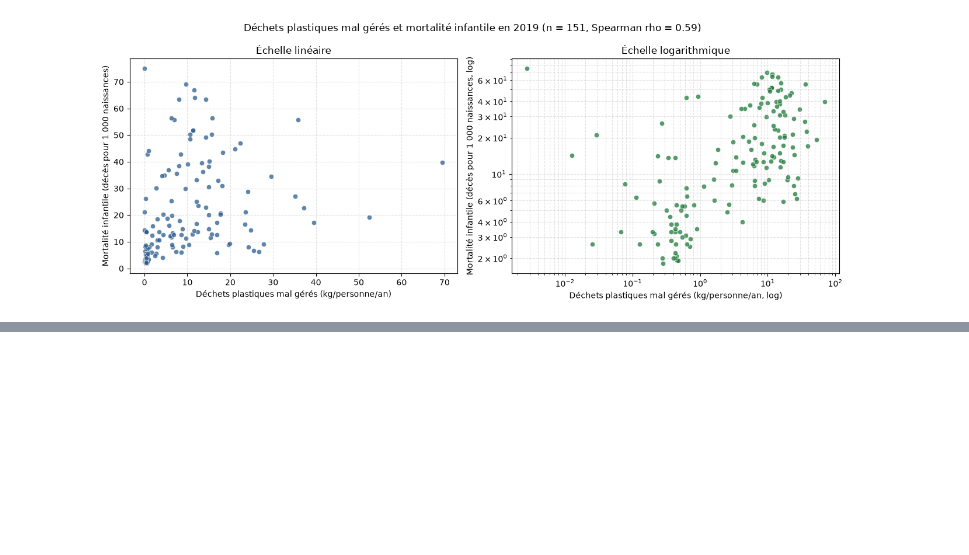
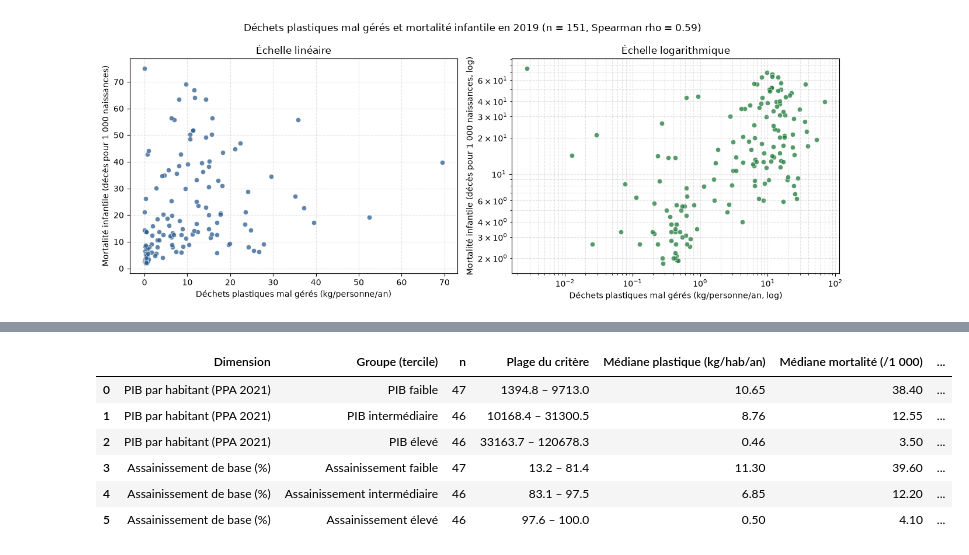
Before and after one commit to Rayanisworking/Python-pour-la-data-science, a Jupyter notebook: Notebook.ipynb, the cells around one changed output, grey strips where cells are left out. Drawn from its saved outputs; the diff is of its cells as text; code cells hidden in the pictures; blank space fills up the shorter version.

```diff
--- a/Notebook.ipynb
+++ b/Notebook.ipynb
@@ -293,0 +431,34 @@ Corrélation de Spearman (rho)  : 0.585
+# %%
+comparaison_rows = []
+
+dimensions = [
+    ("PIB par habitant (PPA 2021)", "groupe_pib", "gdp_pc_ppp_2019"),
+    ("Assainissement de base (%)", "groupe_assainissement", "basic_sanitation_pct"),
+]
+
+for dimension_label, col_groupe, col_var in dimensions:
+    for groupe, sub in df_groups.groupby(col_groupe, observed=False):
+        spearman_grp = sub["plastic_kg_per_person"].corr(
+            sub["infant_mortality_per_1000"], method="spearman"
+        )
+        comparaison_rows.append({
+            "Dimension": dimension_label,
+            "Groupe (tercile)": groupe,
+            "n": len(sub),
+            "Plage du critère": f"{sub[col_var].min():.1f} – {sub[col_var].max():.1f}",
+            "Médiane plastique (kg/hab/an)": round(sub["plastic_kg_per_person"].median(), 2),
+            "Médiane mortalité (/1 000)": round(sub["infant_mortality_per_1000"].median(), 2),
+            "Spearman (rho)": round(spearman_grp, 3),
+        })
+
+df_comparaison_groupes = pd.DataFrame(comparaison_rows)
+display(df_comparaison_groupes)
+df_comparaison_groupes.to_csv(TABLES_DIR / "comparaison_pib_assainissement_2019.csv", index=False)
+# %% [output]
+|  | Dimension | Groupe (tercile) | n | Plage du critère | Médiane plastique (kg/hab/an) | Médiane mortalité (/1 000) | ... |
+| 0 | PIB par habitant (PPA 2021) | PIB faible | 47 | 1394.8 – 9713.0 | 10.65 | 38.40 | ... |
+| 1 | PIB par habitant (PPA 2021) | PIB intermédiaire | 46 | 10168.4 – 31300.5 | 8.76 | 12.55 | ... |
+| 2 | PIB par habitant (PPA 2021) | PIB élevé | 46 | 33163.7 – 120678.3 | 0.46 | 3.50 | ... |
+| 3 | Assainissement de base (%) | Assainissement faible | 47 | 13.2 – 81.4 | 11.30 | 39.60 | ... |
+| 4 | Assainissement de base (%) | Assainissement intermédiaire | 46 | 83.1 – 97.5 | 6.85 | 12.20 | ... |
+| 5 | Assainissement de base (%) | Assainissement élevé | 46 | 97.6 – 100.0 | 0.50 | 4.10 | ... |
```
Also changed, not shown: parts of 9 cells of this notebook, 5 other files.
